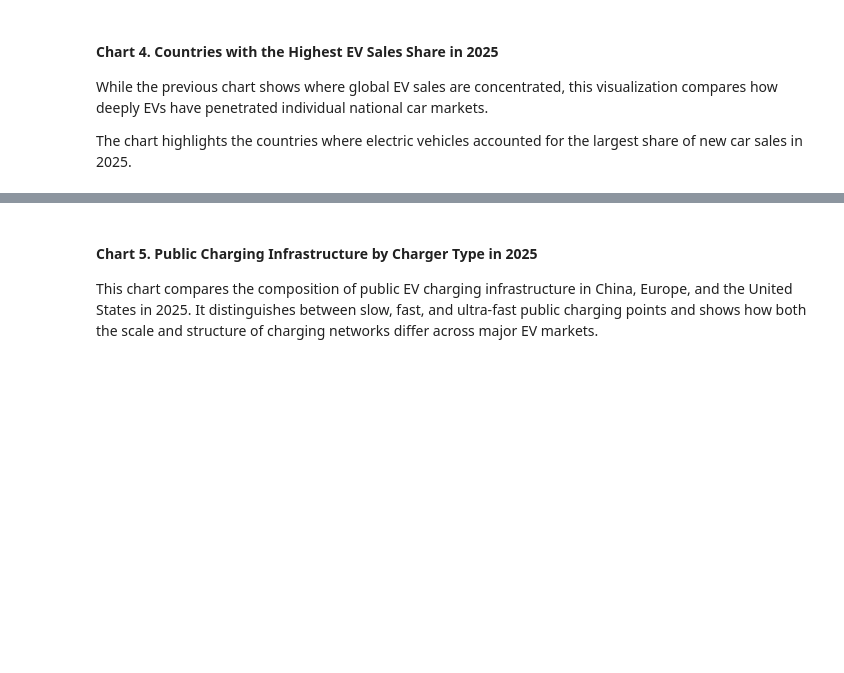
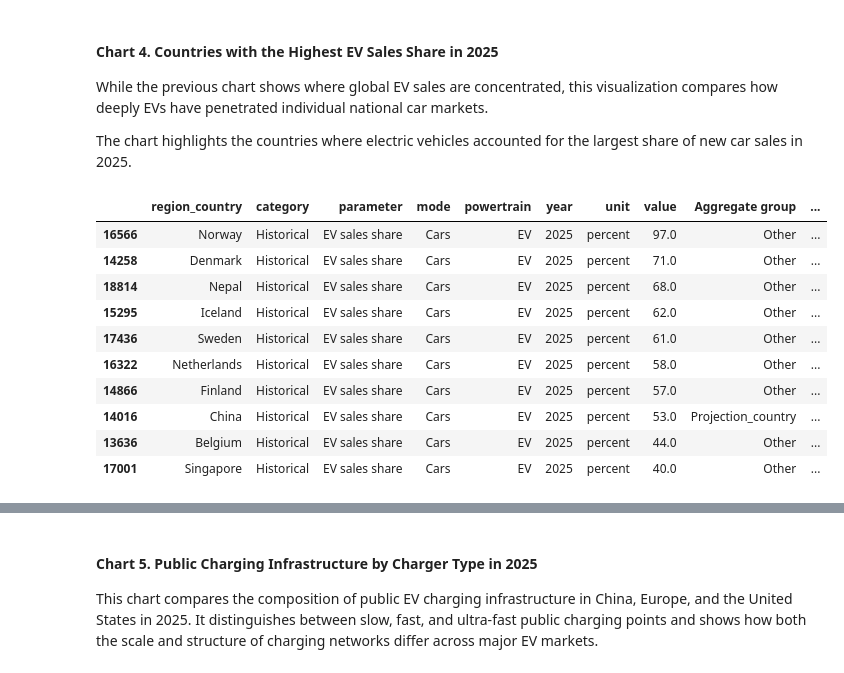
Before and after one commit to anurbekov/global-and-us-ev-visualization, a Jupyter notebook: notebooks/analysis.ipynb, the cells around one changed output, grey strips where cells are left out. Cells and saved outputs as stored; diff of their text form; code cells hidden in the pictures; blank space fills up the shorter version.

Commit message:
Complete final EV visualization project

```diff
--- a/notebooks/analysis.ipynb
+++ b/notebooks/analysis.ipynb
@@ -28,7 +28,7 @@ df.head()
 # exluding regions and standatizing the names of the countries with pycountry library
 def get_country_id(name):
     try:
-        return int(pycountry.countries.lookup(name).numeric)
+        return pycountry.countries.lookup(name).numeric
     except LookupError:
         return None
 # %% [markdown]
@@ -298,5 +402,18 @@ ev_share_2025 = df_countries[
 # %%
 top_ev_share = (
     ev_share_2025.sort_values("value", ascending=False)
     .head(10)
 )
+top_ev_share
+# %% [output]
+|  | region_country | category | parameter | mode | powertrain | year | unit | value | Aggregate group | ... |
+| 16566 | Norway | Historical | EV sales share | Cars | EV | 2025 | percent | 97.0 | Other | ... |
+| 14258 | Denmark | Historical | EV sales share | Cars | EV | 2025 | percent | 71.0 | Other | ... |
+| 18814 | Nepal | Historical | EV sales share | Cars | EV | 2025 | percent | 68.0 | Other | ... |
+| 15295 | Iceland | Historical | EV sales share | Cars | EV | 2025 | percent | 62.0 | Other | ... |
+| 17436 | Sweden | Historical | EV sales share | Cars | EV | 2025 | percent | 61.0 | Other | ... |
+| 16322 | Netherlands | Historical | EV sales share | Cars | EV | 2025 | percent | 58.0 | Other | ... |
+| 14866 | Finland | Historical | EV sales share | Cars | EV | 2025 | percent | 57.0 | Other | ... |
+| 14016 | China | Historical | EV sales share | Cars | EV | 2025 | percent | 53.0 | Projection_country | ... |
+| 13636 | Belgium | Historical | EV sales share | Cars | EV | 2025 | percent | 44.0 | Other | ... |
+| 17001 | Singapore | Historical | EV sales share | Cars | EV | 2025 | percent | 40.0 | Other | ... |
```
Also changed, not shown: parts of 37 cells of this notebook, 13 other files.
